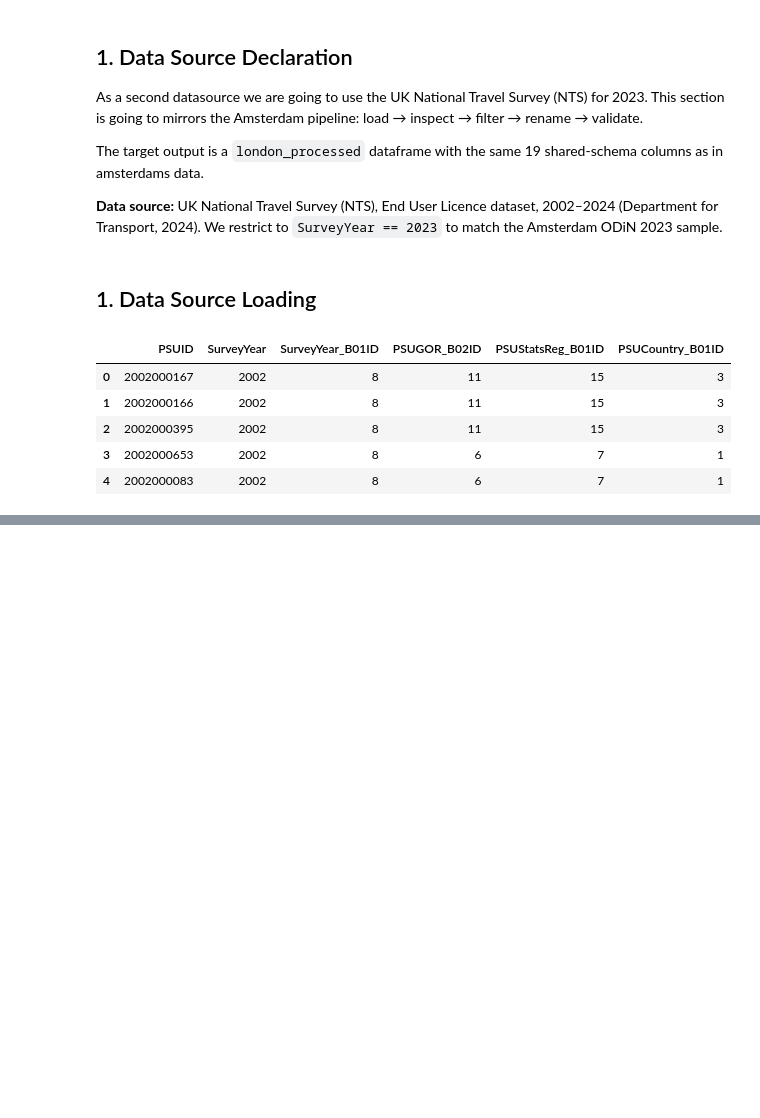
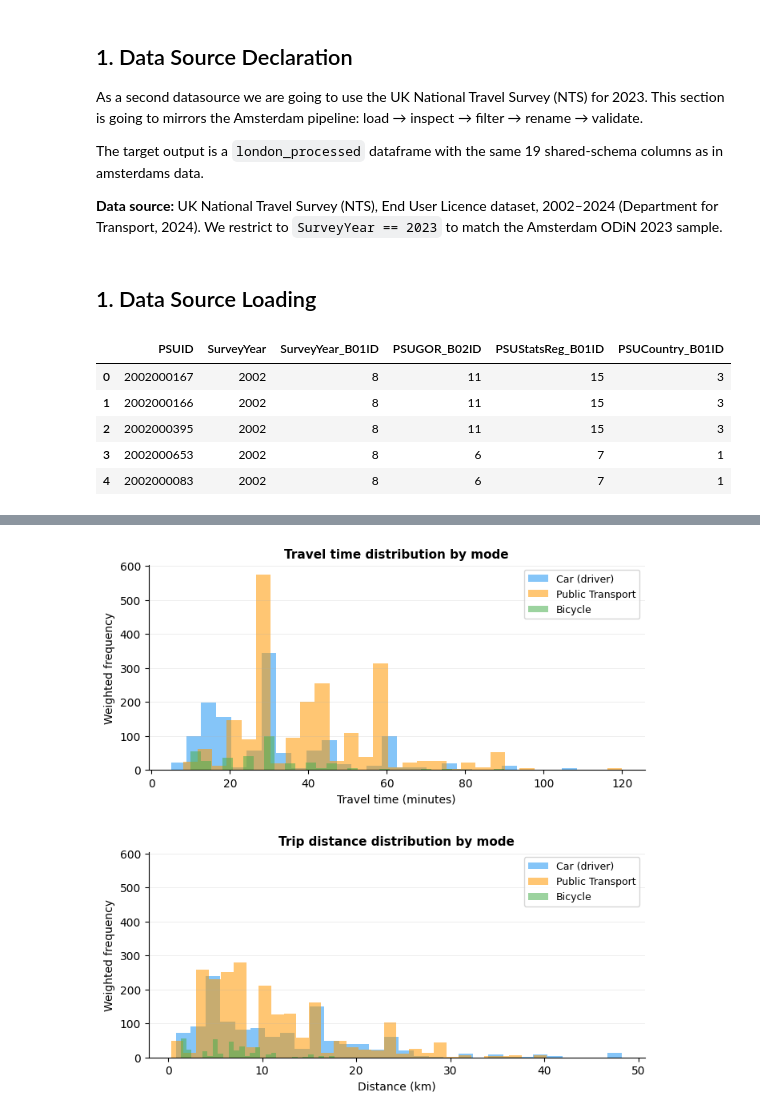
Before and after one commit to vladimir153240/Amsterdam-London-Urban-Commuters, a Jupyter notebook: notebooks/dataload_london_commuters.ipynb, the cells around one changed output, grey strips where cells are left out. Saved outputs shown, nothing was run; the diff lists cells and outputs as text; code cells hidden in the pictures; blank space fills up the shorter version.

```diff
--- a/notebooks/dataload_london_commuters.ipynb
+++ b/notebooks/dataload_london_commuters.ipynb
@@ -176,0 +901,5 @@ Sample CSVs saved (20 rows each).
+# %%
+#We convert the n_cars_households and weight_trip from object to respectively float and int
+
+london_clean['n_cars_household'] = pd.to_numeric(london_clean.n_cars_household, errors = 'coerce').astype('int64')
+london_clean['weight_trip'] = pd.to_numeric(london_clean.weight_trip, errors = 'coerce')
@@ -176,0 +936,7 @@ Sample CSVs saved (20 rows each).
+# %%
+# Travel time: 2–120 min
+london_clean = apply_filter(
+    london_clean,
+    london_clean.travel_time_min.between(min_trip_dur, max_trip_dur),
+    f"F10: Travel time within {min_trip_dur}–{max_trip_dur} min"
+)
@@ -176,0 +945,7 @@ Sample CSVs saved (20 rows each).
+# %%
+# Distance: 0.2–50 km
+london_clean = apply_filter(
+    london_clean,
+    london_clean.distance_km.between(min_trip_distance, max_trip_distance),
+    f"F11: Distance {min_trip_distance}–{max_trip_distance} km"
+)
@@ -176,0 +960,35 @@ Sample CSVs saved (20 rows each).
+# %%
+variables  = ["travel_time_min", "distance_km"]
+mode_colors = {"car": "#2196F3", "pt": "#FF9800", "bike": "#4CAF50"}
+transport_modes = ["car", "pt", "bike"]
+mode_labels = {"car": "Car (driver)", "pt": "Public Transport", "bike": "Bicycle"}
+
+fig, axes = plt.subplots(2,1, figsize = (8, 8),sharex = False ,sharey = True)
+
+for ax, var in zip(axes, variables):
+    for mode in transport_modes:
+        subset = london_clean[london_clean.chosen_mode == mode]
+        # Weighted histogram using survey weights
+        ax.hist(
+            subset[var],
+            weights = subset.weight_trip,
+            bins = 30,
+            alpha = 0.55,
+            color = mode_colors[mode],
+            label = mode_labels[mode],
+            edgecolor = "none"
+        )
+    ax.set_xlabel("Travel time (minutes)" if var == "travel_time_min" else "Distance (km)", fontsize=10)
+    ax.set_ylabel("Weighted frequency", fontsize = 10)
+    ax.set_title("Travel time distribution by mode" if var == "travel_time_min" else "Trip distance distribution by mode",
+                 fontsize = 11, fontweight = "bold")
+    ax.legend(fontsize = 9)
+    ax.grid(axis = "y", alpha = 0.3, linewidth = 0.5)
+    ax.spines[["top", "right"]].set_visible(False)
+
+plt.subplots_adjust(hspace = 0.4)
+# plt.tight_layout()
+# plt.savefig("data/raw/odin/path", dpi=150, bbox_inches="tight")
+plt.show()
+# %% [output]
+[figure, added]
```
Also changed, not shown: parts of 94 cells of this notebook.
